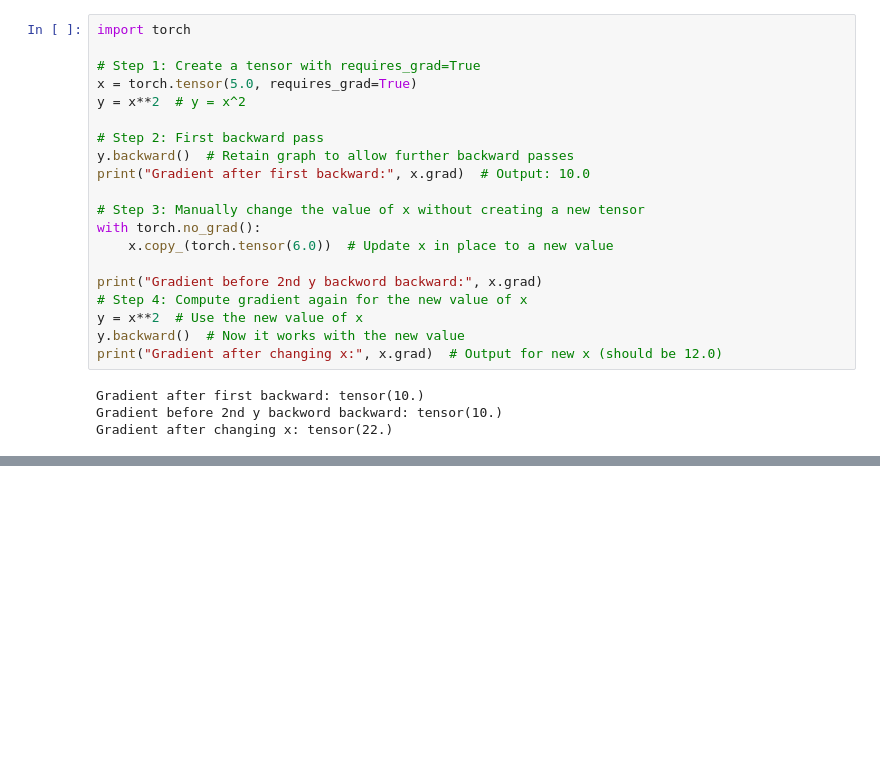
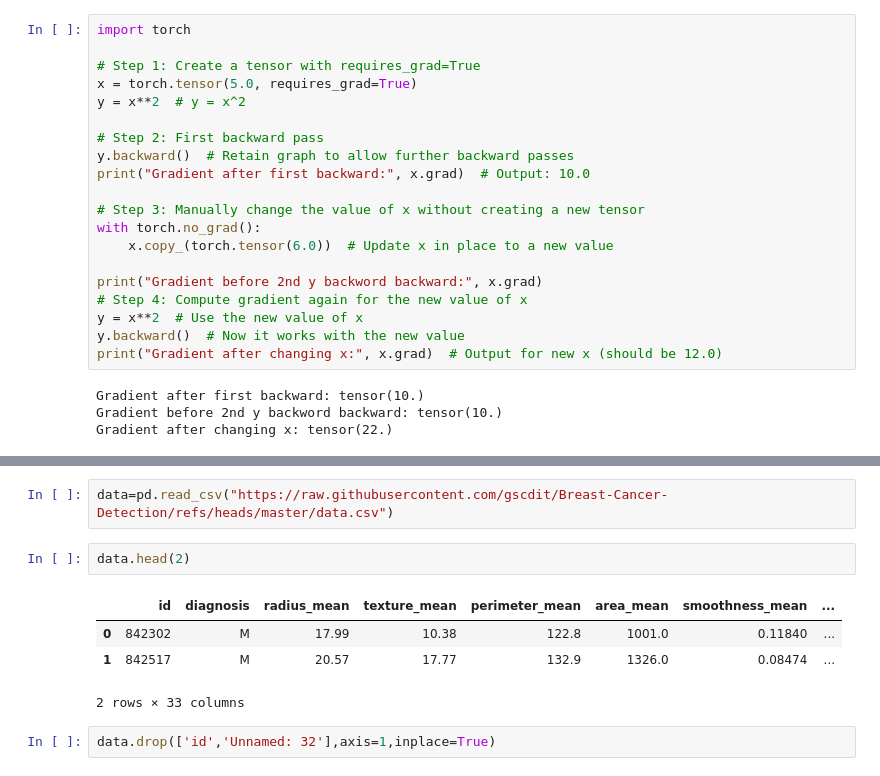
Before and after one commit to alandeabhijeet/Advance-NLP-Generative-AI, a Jupyter notebook: torch_adv.ipynb, the cells around one changed output, grey strips where cells are left out. Cells and saved outputs as stored; diff of their text form; blank space fills up the shorter version.

```diff
--- a/torch_adv.ipynb
+++ b/torch_adv.ipynb
@@ -140,0 +289,11 @@ else
+# %%
+data=pd.read_csv("https://raw.githubusercontent.com/gscdit/Breast-Cancer-Detection/refs/heads/master/data.csv")
+# %%
+data.head(2)
+# %% [output]
+|  | id | diagnosis | radius_mean | texture_mean | perimeter_mean | area_mean | smoothness_mean | ... |
+| 0 | 842302 | M | 17.99 | 10.38 | 122.8 | 1001.0 | 0.11840 | ... |
+| 1 | 842517 | M | 20.57 | 17.77 | 132.9 | 1326.0 | 0.08474 | ... |
+2 rows × 33 columns
+# %%
+data.drop(['id','Unnamed: 32'],axis=1,inplace=True)
```
Also changed, not shown: parts of 52 cells of this notebook.
